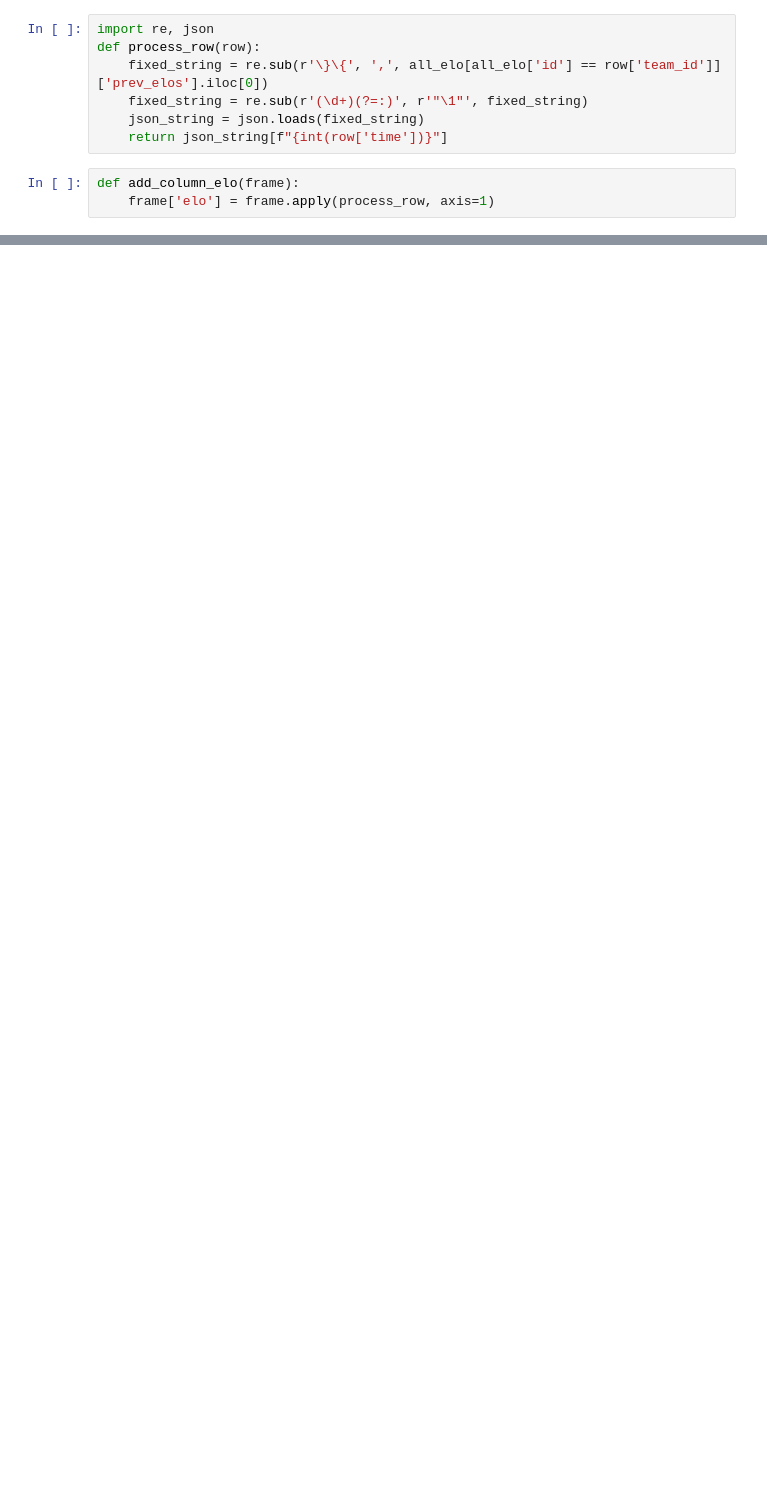
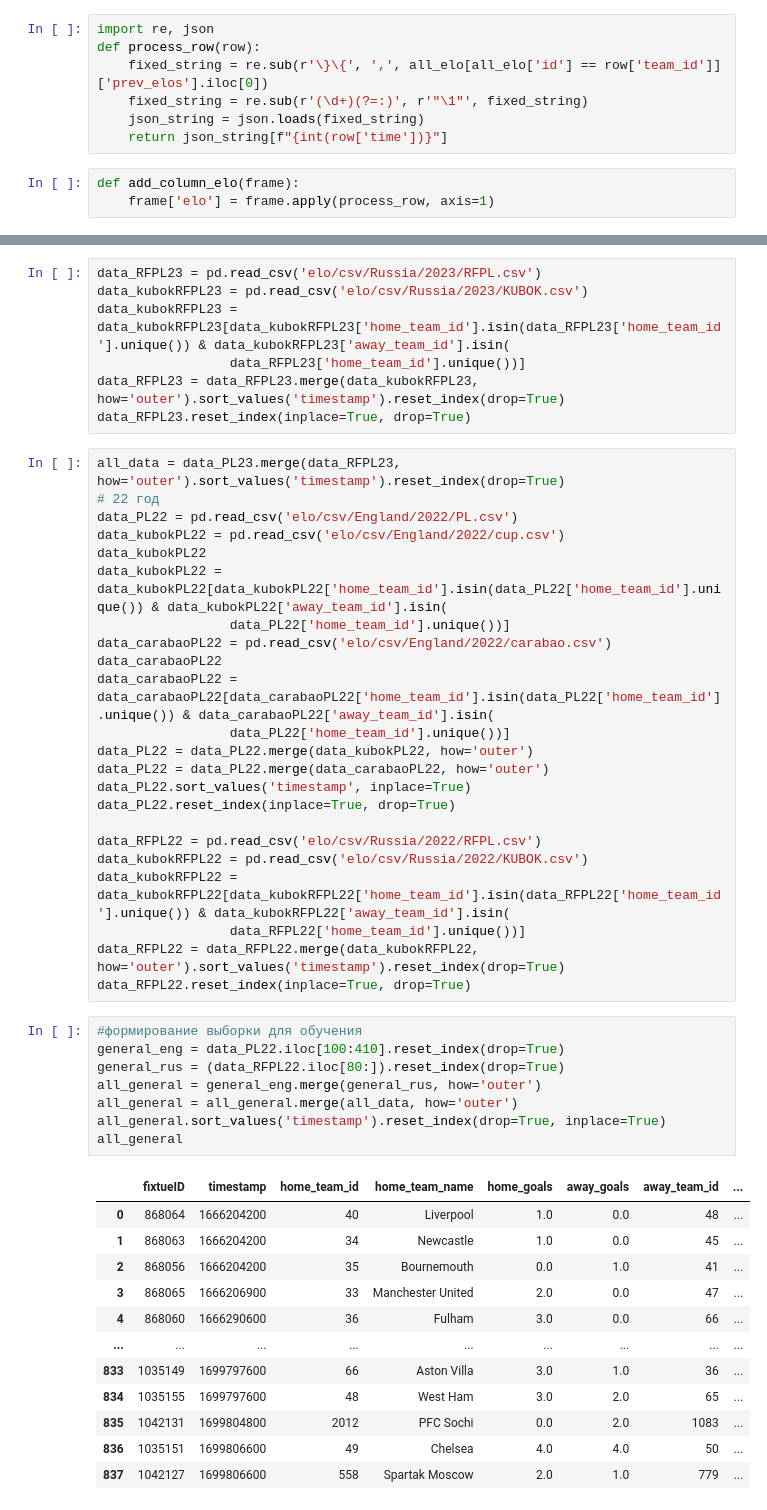
Before and after one commit to Artemirks/football-neuron-system, a Jupyter notebook: server/src/neural/train.ipynb, the cells around one changed output, grey strips where cells are left out. Cells and saved outputs as stored; diff of their text form; blank space fills up the shorter version.

```diff
--- a/server/src/neural/train.ipynb
+++ b/server/src/neural/train.ipynb
@@ -499,0 +87,51 @@ MAX: [2.3393579]
+# %%
+data_RFPL23 = pd.read_csv('elo/csv/Russia/2023/RFPL.csv')
+data_kubokRFPL23 = pd.read_csv('elo/csv/Russia/2023/KUBOK.csv')
+data_kubokRFPL23 = data_kubokRFPL23[data_kubokRFPL23['home_team_id'].isin(data_RFPL23['home_team_id'].unique()) & data_kubokRFPL23['away_team_id'].isin(
+                 data_RFPL23['home_team_id'].unique())]
+data_RFPL23 = data_RFPL23.merge(data_kubokRFPL23, how='outer').sort_values('timestamp').reset_index(drop=True)
+data_RFPL23.reset_index(inplace=True, drop=True)
+# %%
+all_data = data_PL23.merge(data_RFPL23, how='outer').sort_values('timestamp').reset_index(drop=True)
+# 22 год
+data_PL22 = pd.read_csv('elo/csv/England/2022/PL.csv')
+data_kubokPL22 = pd.read_csv('elo/csv/England/2022/cup.csv')
+data_kubokPL22
+data_kubokPL22 = data_kubokPL22[data_kubokPL22['home_team_id'].isin(data_PL22['home_team_id'].unique()) & data_kubokPL22['away_team_id'].isin(
+                 data_PL22['home_team_id'].unique())]
+data_carabaoPL22 = pd.read_csv('elo/csv/England/2022/carabao.csv')
+data_carabaoPL22
+data_carabaoPL22 = data_carabaoPL22[data_carabaoPL22['home_team_id'].isin(data_PL22['home_team_id'].unique()) & data_carabaoPL22['away_team_id'].isin(
+                 data_PL22['home_team_id'].unique())]
+data_PL22 = data_PL22.merge(data_kubokPL22, how='outer')
+data_PL22 = data_PL22.merge(data_carabaoPL22, how='outer')
+data_PL22.sort_values('timestamp', inplace=True)
+data_PL22.reset_index(inplace=True, drop=True)
+
+data_RFPL22 = pd.read_csv('elo/csv/Russia/2022/RFPL.csv')
+data_kubokRFPL22 = pd.read_csv('elo/csv/Russia/2022/KUBOK.csv')
+data_kubokRFPL22 = data_kubokRFPL22[data_kubokRFPL22['home_team_id'].isin(data_RFPL22['home_team_id'].unique()) & data_kubokRFPL22['away_team_id'].isin(
+                 data_RFPL22['home_team_id'].unique())]
+data_RFPL22 = data_RFPL22.merge(data_kubokRFPL22, how='outer').sort_values('timestamp').reset_index(drop=True)
+data_RFPL22.reset_index(inplace=True, drop=True)
+# %%
+#формирование выборки для обучения
+general_eng = data_PL22.iloc[100:410].reset_index(drop=True)
+general_rus = (data_RFPL22.iloc[80:]).reset_index(drop=True)
+all_general = general_eng.merge(general_rus, how='outer')
+all_general = all_general.merge(all_data, how='outer')
+all_general.sort_values('timestamp').reset_index(drop=True, inplace=True)
+all_general
+# %% [output]
+|  | fixtueID | timestamp | home_team_id | home_team_name | home_goals | away_goals | away_team_id | ... |
+| 0 | 868064 | 1666204200 | 40 | Liverpool | 1.0 | 0.0 | 48 | ... |
+| 1 | 868063 | 1666204200 | 34 | Newcastle | 1.0 | 0.0 | 45 | ... |
+| 2 | 868056 | 1666204200 | 35 | Bournemouth | 0.0 | 1.0 | 41 | ... |
+| 3 | 868065 | 1666206900 | 33 | Manchester United | 2.0 | 0.0 | 47 | ... |
+| 4 | 868060 | 1666290600 | 36 | Fulham | 3.0 | 0.0 | 66 | ... |
+| ... | ... | ... | ... | ... | ... | ... | ... | ... |
+| 833 | 1035149 | 1699797600 | 66 | Aston Villa | 3.0 | 1.0 | 36 | ... |
+| 834 | 1035155 | 1699797600 | 48 | West Ham | 3.0 | 2.0 | 65 | ... |
+| 835 | 1042131 | 1699804800 | 2012 | PFC Sochi | 0.0 | 2.0 | 1083 | ... |
+| 836 | 1035151 | 1699806600 | 49 | Chelsea | 4.0 | 4.0 | 50 | ... |
+| 837 | 1042127 | 1699806600 | 558 | Spartak Moscow | 2.0 | 1.0 | 779 | ... |
```
Also changed, not shown: parts of 44 cells of this notebook, 24 other files.
